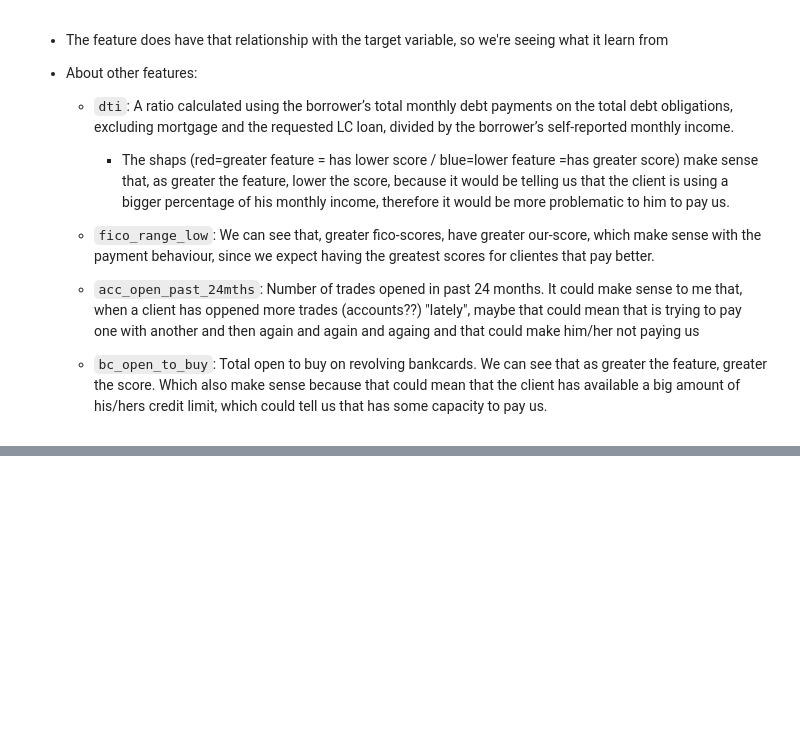
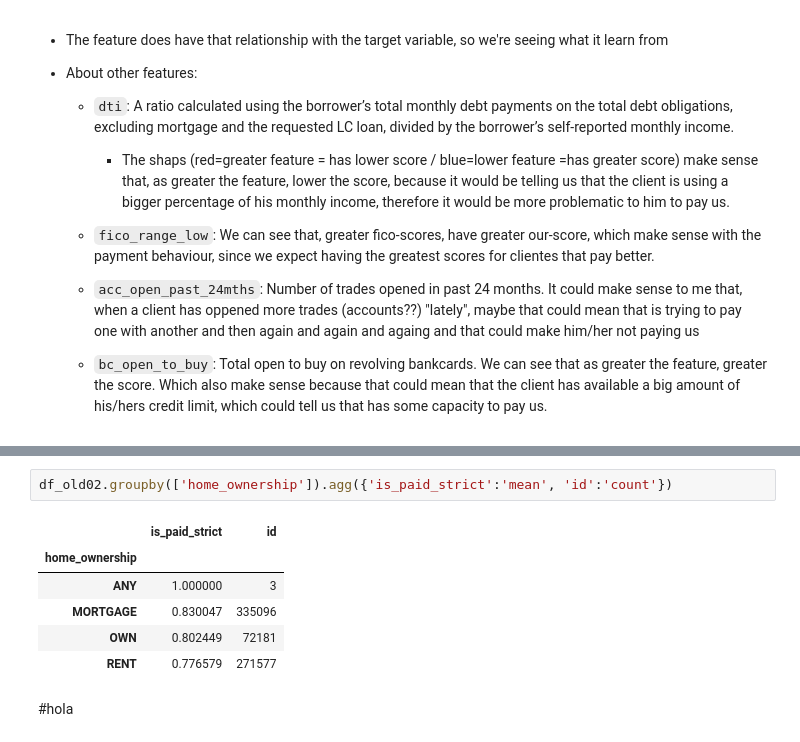
Before and after one commit to adfmb/kaggle_all_lending_club, a Jupyter notebook: notebooks/01_results_and_performance.ipynb, the cells around one changed output, grey strips where cells are left out. Cells and saved outputs as stored; diff of their text form; blank space fills up the shorter version.

```diff
--- a/notebooks/01_results_and_performance.ipynb
+++ b/notebooks/01_results_and_performance.ipynb
@@ -1357,2 +1677,13 @@ df_old02.groupby(['verification_status']).agg({'is_paid_strict':'mean'})
+# %%
+df_old02.groupby(['home_ownership']).agg({'is_paid_strict':'mean', 'id':'count'})
+# %% [output]
+|  | is_paid_strict | id |
+| home_ownership |  |  |
+| ANY | 1.000000 | 3 |
+| MORTGAGE | 0.830047 | 335096 |
+| OWN | 0.802449 | 72181 |
+| RENT | 0.776579 | 271577 |
+# %% [markdown]
+#hola
 # %% [markdown]
 # Final Thoughts and Next Steps
```
Also changed, not shown: parts of 13 cells of this notebook, 1 other file.
